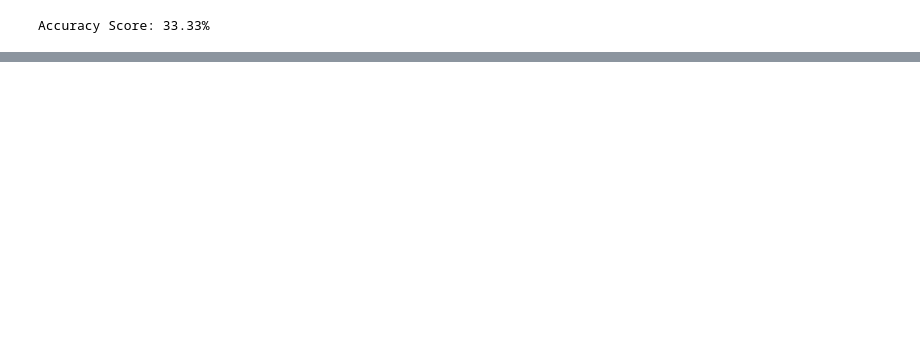
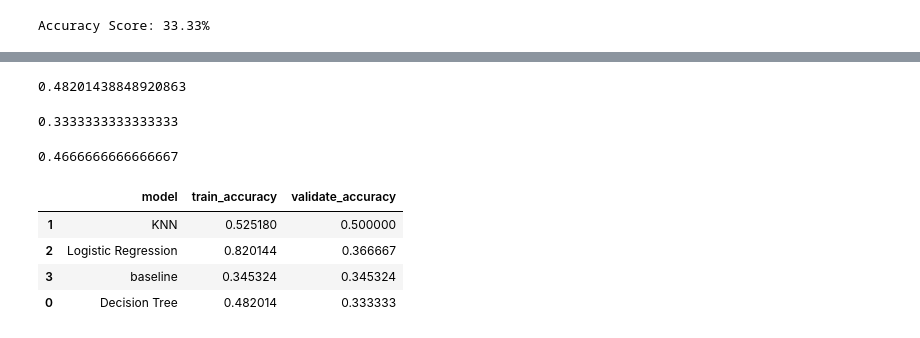
Before and after one commit to NLP-mini-project/NLP-MVP, a Jupyter notebook: nick_prepare_explore.ipynb, the cells around one changed output, grey strips where cells are left out. Saved outputs shown, nothing was run; the diff lists cells and outputs as text; code cells hidden in the pictures; blank space fills up the shorter version.

```diff
--- a/nick_prepare_explore.ipynb
+++ b/nick_prepare_explore.ipynb
@@ -926,0 +992,18 @@ Jupyter Notebook       0.00      0.00      0.00         6
+# %%
+tftree = DecisionTreeClassifier(max_depth=2, random_state=13)
+tftree.fit(X_train, y_train)
+tftree.score(X_train, y_train)
+# %% [output]
+0.48201438848920863
+# %%
+tftree = DecisionTreeClassifier(max_depth=2, random_state=13)
+tftree.fit(X_train, y_train)
+tftree.score(X_val, y_val)
+# %% [output]
+0.3333333333333333
+# %%
+tftree = DecisionTreeClassifier(max_depth=2, random_state=13)
+tftree.fit(X_train, y_train)
+tftree.score(X_test, y_test)
+# %% [output]
+0.4666666666666667
@@ -926,0 +1013,45 @@ Jupyter Notebook       0.00      0.00      0.00         6
+# %%
+def models(df, stem_or_lem):
+
+    random_state = 42
+
+    X_train, y_train, X_val, y_val, X_test, y_test = split_tf_idf_data(df, stem_or_lem)
+
+    #Tree model
+    tftree = DecisionTreeClassifier(max_depth = 2, random_state=random_state)
+    tftree.fit(X_train, y_train)
+
+    in_sample_accuracy = tftree.score(X_train, y_train)
+    out_of_sample_accuracy = tftree.score(X_val, y_val)
+
+    # KNN model
+    knn = KNeighborsClassifier(n_neighbors = 7)
+    knn = knn.fit(X_train, y_train)
+
+    accuracy_train = knn.score(X_train, y_train)
+    accuracy_val = knn.score(X_val, y_val)
+
+    #Logistic Regression
+    logit = LogisticRegression(random_state = random_state)
+    logit.fit(X_train, y_train)
+
+    acc_train = logit.score(X_train, y_train)
+    acc_val = logit.score(X_val, y_val)
+
+    #Baseline
+    baseline_model(df, stem_or_lem)
+    baseline = (y_train =='others').mean()
+
+    dff = pd.DataFrame({'model': ['Decision Tree', 'KNN', 'Logistic Regression', 'baseline'],
+                      'train_accuracy': [in_sample_accuracy, accuracy_train, acc_train, baseline],
+                      'validate_accuracy': [out_of_sample_accuracy, accuracy_val, acc_val, baseline]})
+
+    return dff.sort_values('validate_accuracy', ascending = False)
+# %%
+models(df, 'lemmatized')
+# %% [output]
+|  | model | train_accuracy | validate_accuracy |
+| 1 | KNN | 0.525180 | 0.500000 |
+| 2 | Logistic Regression | 0.820144 | 0.366667 |
+| 3 | baseline | 0.345324 | 0.345324 |
+| 0 | Decision Tree | 0.482014 | 0.333333 |
```
Also changed, not shown: parts of 82 cells of this notebook, 1 other file.
